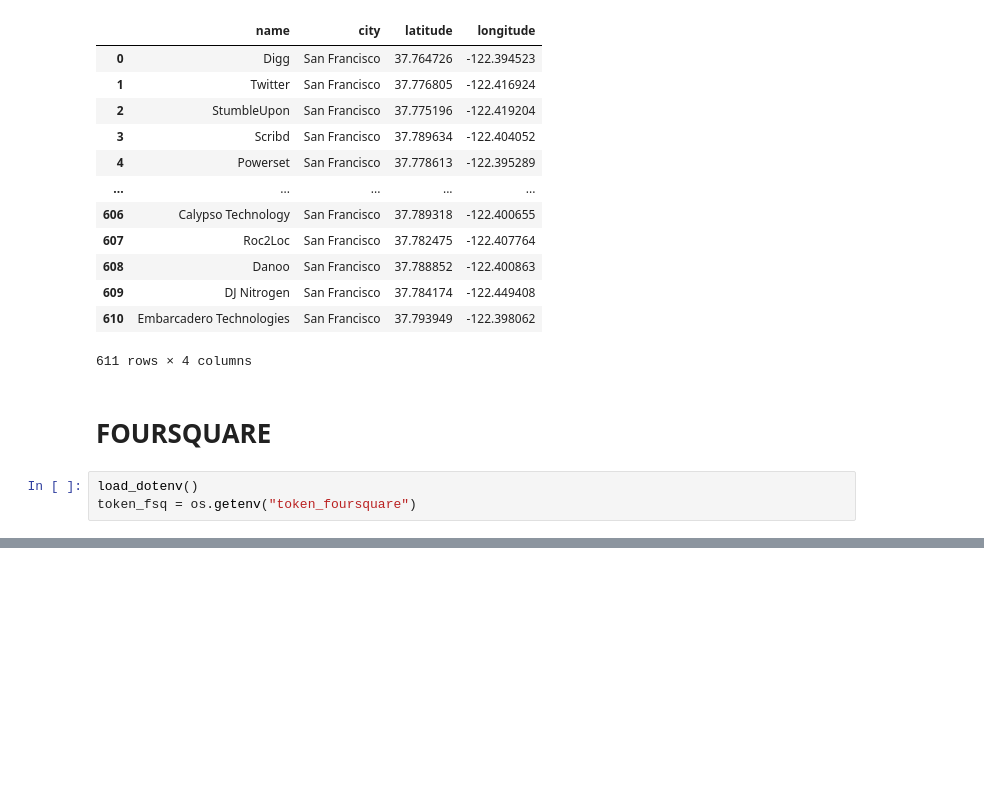
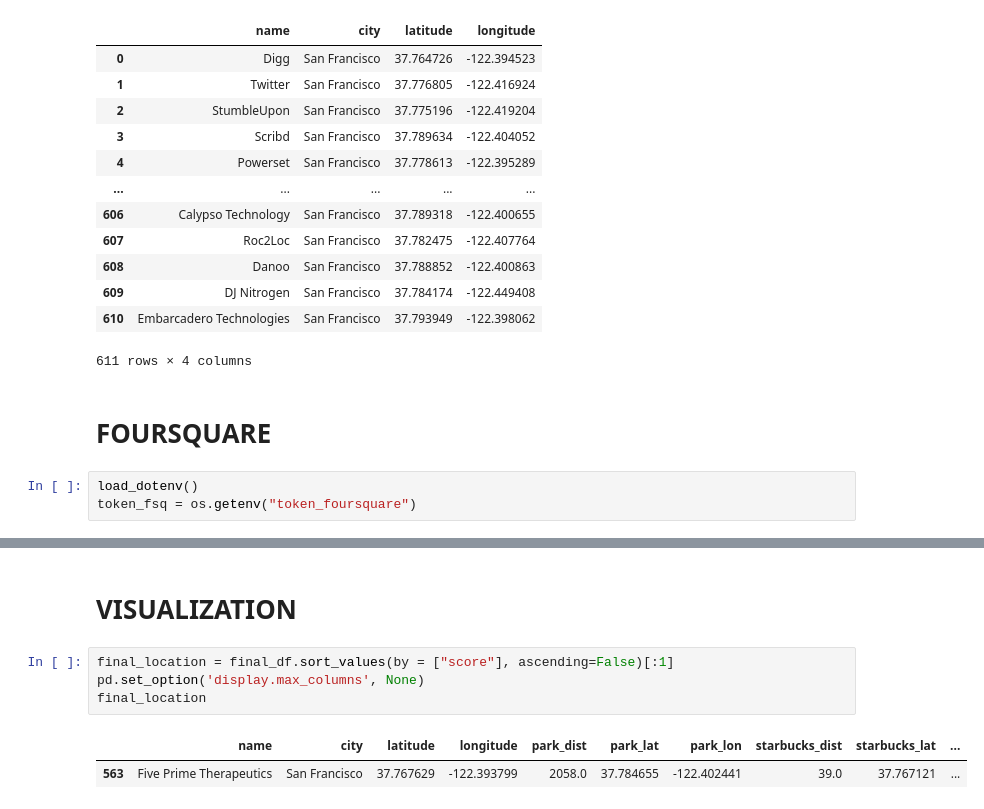
Before and after one commit to marcdalmaum/project_3, a Jupyter notebook: main.ipynb, the cells around one changed output, grey strips where cells are left out. Drawn from its saved outputs; the diff is of its cells as text; blank space fills up the shorter version.

```diff
--- a/main.ipynb
+++ b/main.ipynb
@@ -151,0 +223,9 @@ final_df
+# %% [markdown]
+# VISUALIZATION
+# %%
+final_location = final_df.sort_values(by = ["score"], ascending=False)[:1]
+pd.set_option('display.max_columns', None)
+final_location
+# %% [output]
+|  | name | city | latitude | longitude | park_dist | park_lat | park_lon | starbucks_dist | starbucks_lat | ... |
+| 563 | Five Prime Therapeutics | San Francisco | 37.767629 | -122.393799 | 2058.0 | 37.784655 | -122.402441 | 39.0 | 37.767121 | ... |
```
Also changed, not shown: parts of 16 cells of this notebook, 3 other files.
